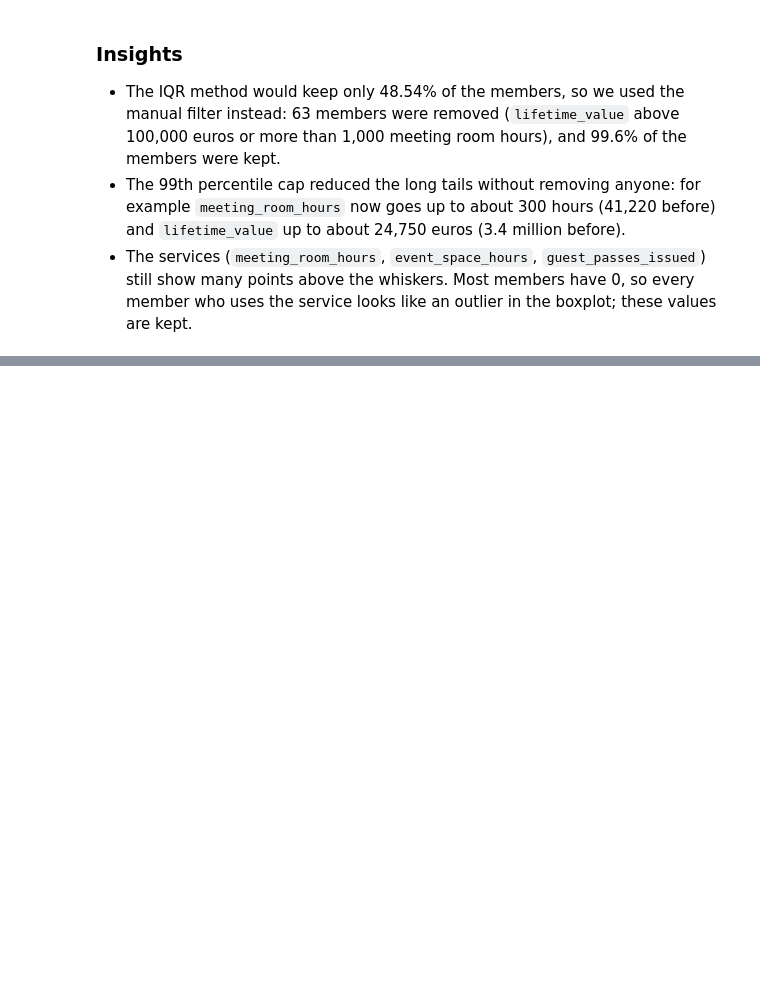
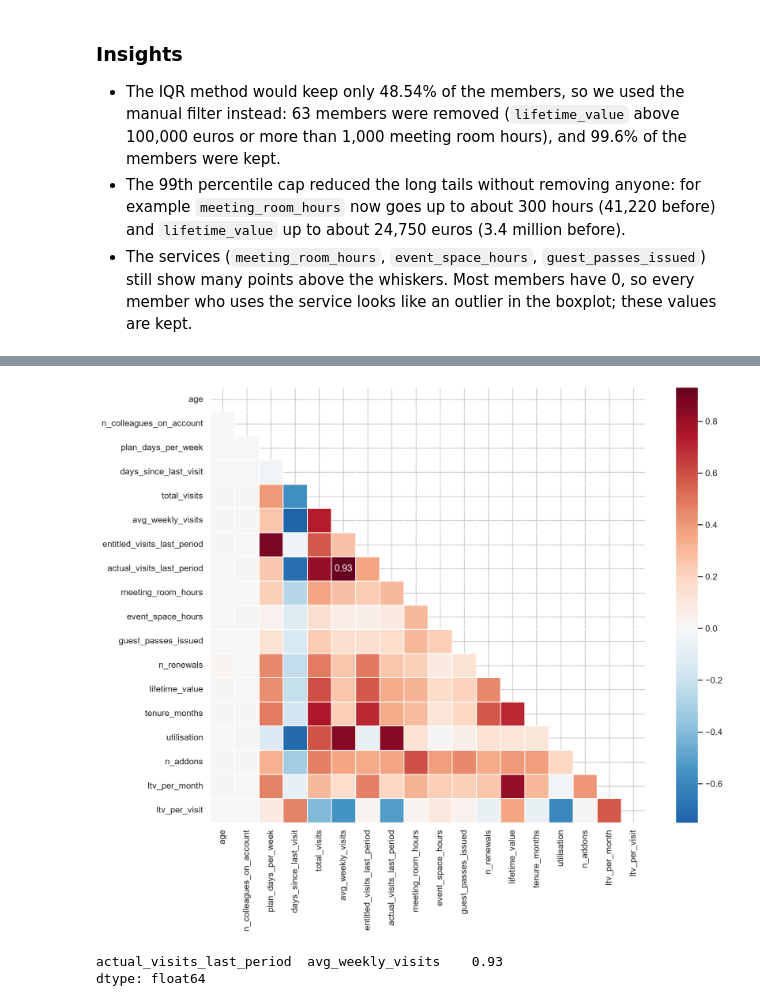
Before and after one commit to tediamohs-a11y/Data_Mining_Project, a Jupyter notebook: Data_Preparation.ipynb, the cells around one changed output, grey strips where cells are left out. Drawn from its saved outputs; the diff is of its cells as text; code cells hidden in the pictures; blank space fills up the shorter version.

Commit message:
data prep - still need to review

```diff
--- a/Data_Preparation.ipynb
+++ b/Data_Preparation.ipynb
@@ -915,0 +908,10 @@ plt.show()
+# %%
+# Memberships shorter than 1 month (or fewer than 1 visit) count as 1,
+# so that a few days don't create huge values
+months = df["tenure_months"].where(df["tenure_months"] >= 1, 1)
+visits = df["total_visits"].where(df["total_visits"] >= 1, 1)
+
+df["ltv_per_month"] = df["lifetime_value"] / months
+df["ltv_per_visit"] = df["lifetime_value"] / visits
+
+df[["ltv_per_month", "ltv_per_visit"]].describe().T.round(2)
@@ -915,0 +922,6 @@ plt.show()
+# %%
+# ONLY RUN THIS CELL ONCE
+metric_features.append("ltv_per_month")
+metric_features.append("ltv_per_visit")
+
+metric_features
@@ -915,0 +947,8 @@ plt.show()
+# %%
+# The ratios still have very long tails (max far above the 75th percentile): cap them at the 99th percentile
+for col in ["ltv_per_month", "ltv_per_visit"]:
+    upper = df[col].quantile(0.99)
+    print(col, "capped at", round(upper, 2), "-", (df[col] > upper).sum(), "members")
+    df.loc[df[col] > upper, col] = upper
+
+df[["ltv_per_month", "ltv_per_visit"]].describe().T.round(2)
@@ -915,0 +968,26 @@ plt.show()
+# %%
+plt.figure(figsize=(14, 10))
+corr = df[metric_features].corr(method="spearman")
+corr = corr.round(2)
+
+mask = np.triu(np.ones_like(corr, dtype=bool))
+sns.heatmap(
+    corr,
+    mask=mask,
+    center=0,
+    cmap="RdBu_r",
+    annot=np.where(np.absolute(corr) >= 0.9, corr.values, np.full(corr.values.shape, "")),
+    fmt="s",
+    square=True,
+    linewidths=.5,
+)
+plt.show()
+# %% [output]
+[figure, added]
+# %%
+# pairs with |corr| >= 0.9
+pairs = corr.where(~mask).stack()
+pairs[pairs.abs() >= 0.9].sort_values(ascending=False)
+# %% [output]
+actual_visits_last_period  avg_weekly_visits    0.93
+dtype: float64
```
Also changed, not shown: parts of 32 cells of this notebook, 2 other files.
